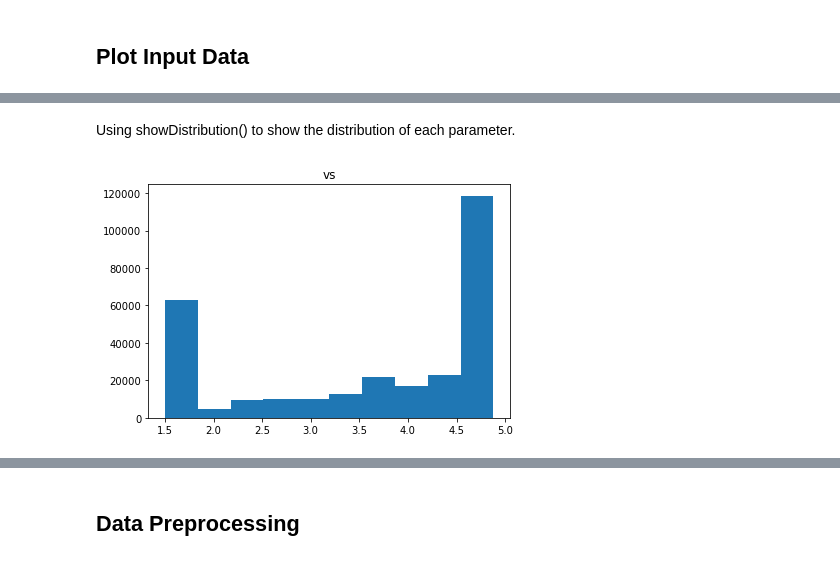
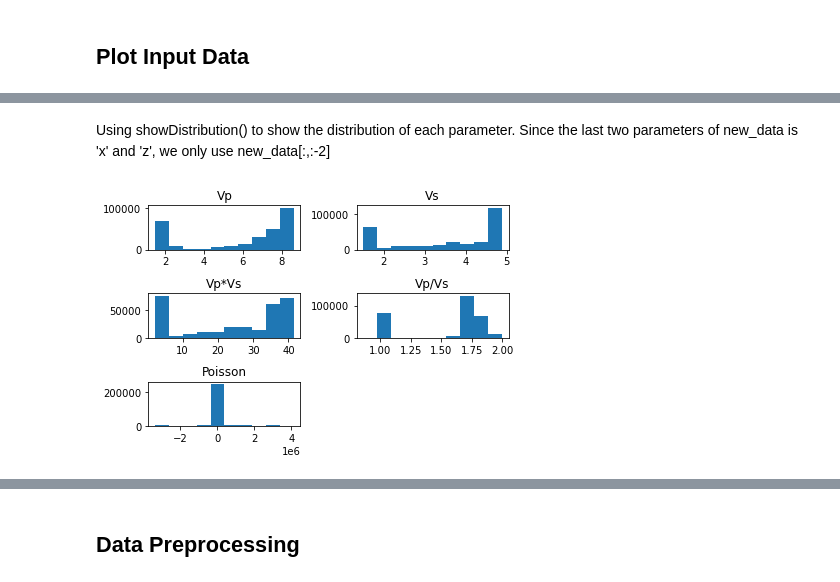
Before and after one commit to acse-yc220/finalProject, a Jupyter notebook: realData.ipynb, the cells around one changed output, grey strips where cells are left out. Cells and saved outputs as stored; diff of their text form; code cells hidden in the pictures.

```diff
--- a/realData.ipynb
+++ b/realData.ipynb
@@ -21,6 +41,6 @@ show_data(dataset)
 # %% [markdown]
-Using showDistribution() to show the distribution of each parameter.
+Using showDistribution() to show the distribution of each parameter. Since the last two parameters of new_data is 'x' and 'z', we only use new_data[:,:-2]
-# %%
-showDistribution(dataset,'vs')
-# %% [output]
-[figure, removed]
+# %%
+showDistribution(data)
+# %% [output]
+[figure, added]
```
Also changed, not shown: parts of 100 cells of this notebook.
